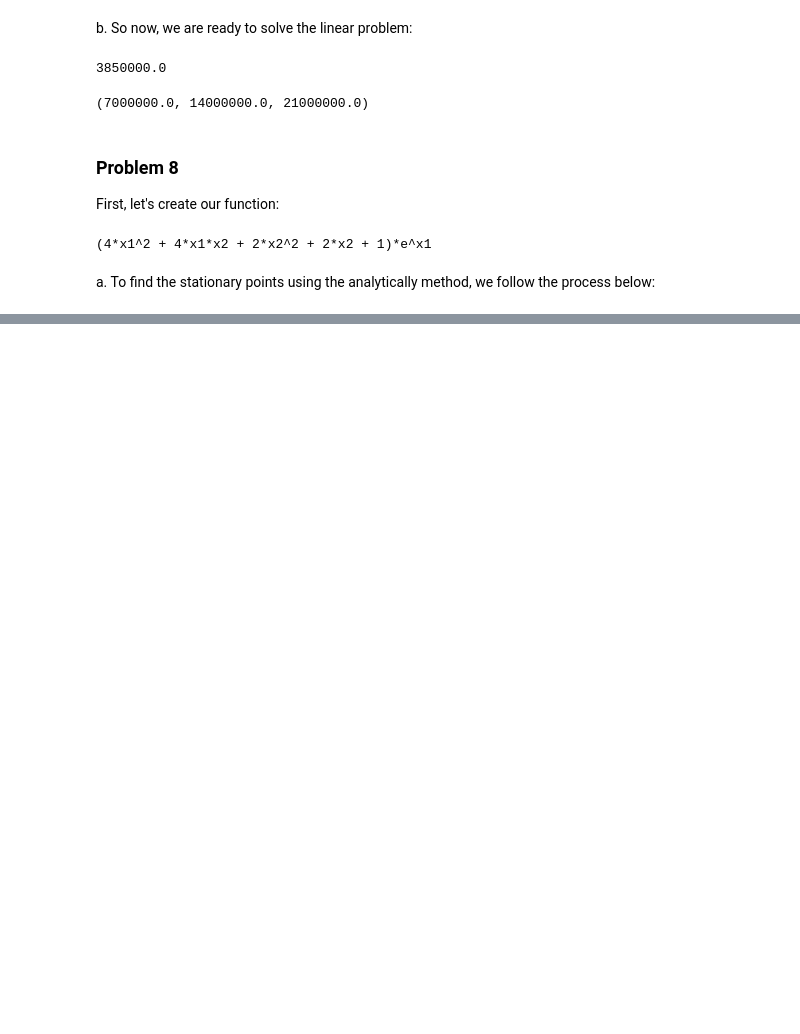
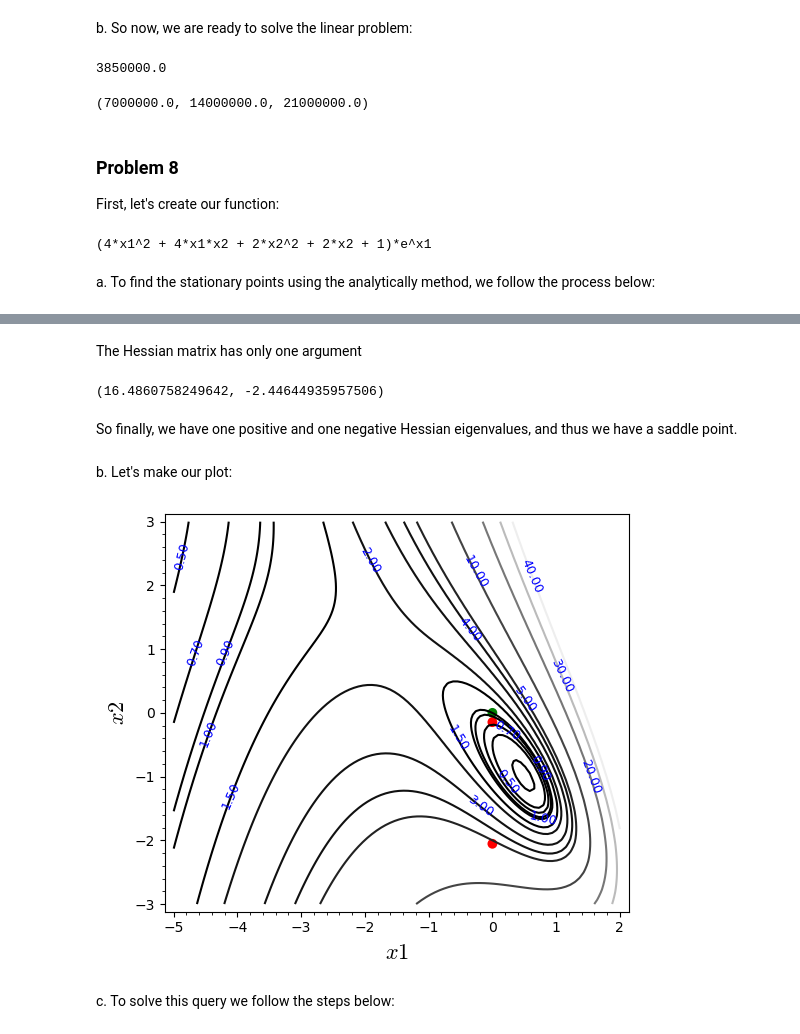
Before and after one commit to gzavlanis/Jupyter-files, a Jupyter notebook: assignment_6.ipynb, the cells around one changed output, grey strips where cells are left out. Drawn from its saved outputs; the diff is of its cells as text; code cells hidden in the pictures; blank space fills up the shorter version.

```diff
--- a/assignment_6.ipynb
+++ b/assignment_6.ipynb
@@ -76,0 +81,23 @@ TypeError: cannot evaluate symbolic expression numerically
+# %% [markdown]
+The Hessian matrix has only one argument
+# %%
+# Calculate the Eigenvalues
+e1 = H.subs(s[0]).eigenvalues()
+e2 = H.subs(s[1]).eigenvalues()
+
+e1[0].n(), e2[0].n()
+# %% [output]
+(16.4860758249642, -2.44644935957506)
+# %% [markdown]
+So finally, we have one positive and one negative Hessian eigenvalues, and thus we have a saddle point.
+# %% [markdown]
+b. Let's make our plot:
+# %%
+# if i use the f directly inside the contour plot function the plot was empty, I don't know why, so I writed again
+contour_plot(exp(x1)*(4*x1^2 + 2*x2^2 + 4*x1*x2 + 2*x2 + 1),(x1,-5,2),(x2,-3,3), contours = [-1,.1,.5,.7,.9,1,1.5,2,3,4,5,10,20,30,40],\
+    fill=False,labels=True,axes_labels=["$x1$","$x2$"])\
+    +point((0,0),size=50,color="green")+point((0,1/10*sqrt(91)-11/10),size=50,color="red")+point((0,-1/10*sqrt(91)-11/10),size=50,color="red")
+# %% [output]
+[figure, added]
+# %% [markdown]
+c. To solve this query we follow the steps below:
```
Also changed, not shown: parts of 8 cells of this notebook, 2 other files.
